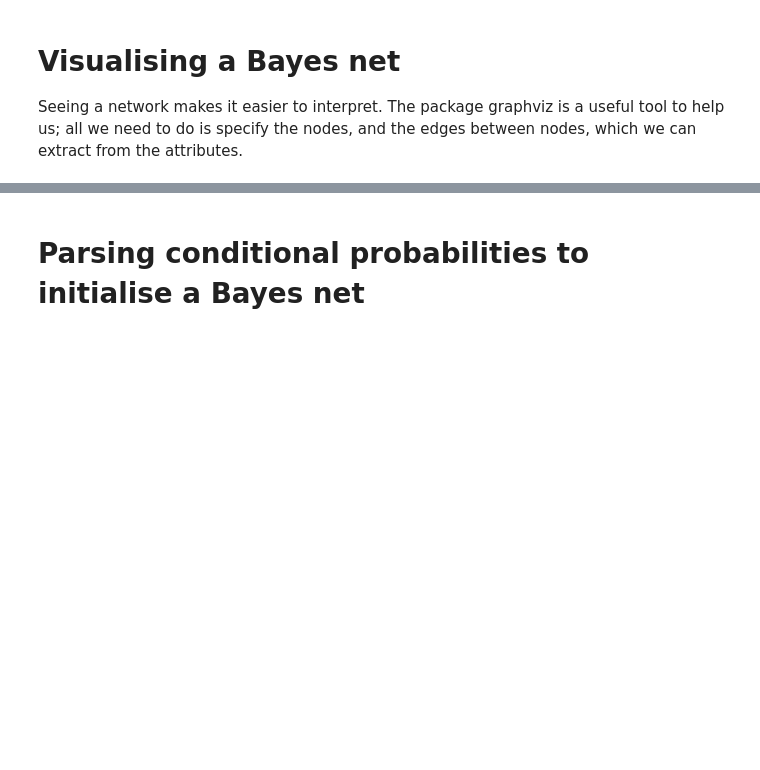
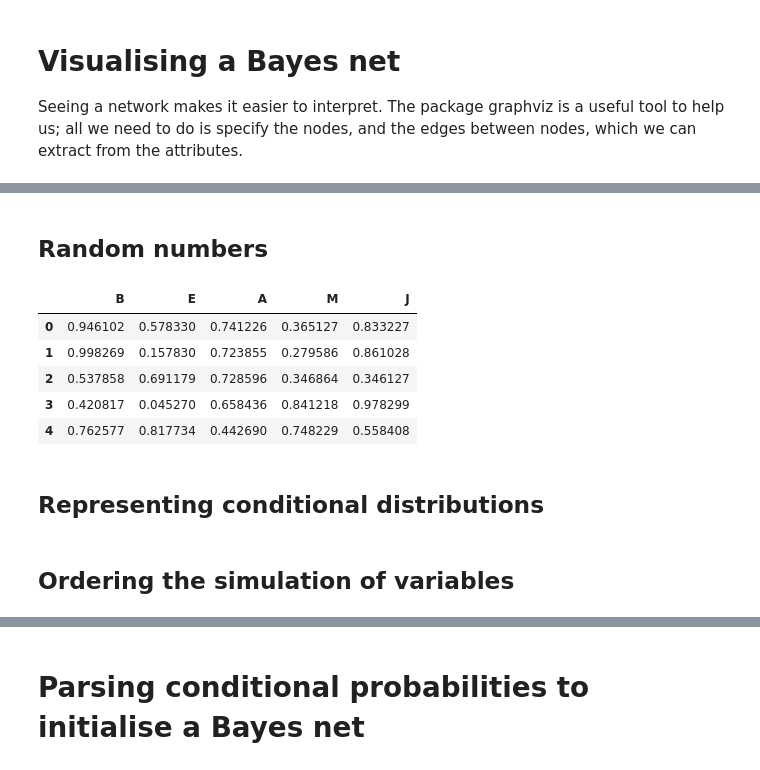
Before and after one commit to ludosil/BayesNet, a Jupyter notebook: notebooks/BayesNet.ipynb, the cells around one changed output, grey strips where cells are left out. Drawn from its saved outputs; the diff is of its cells as text; code cells hidden in the pictures; blank space fills up the shorter version.

Commit message:
update notebook to include simulation

```diff
--- a/notebooks/BayesNet.ipynb
+++ b/notebooks/BayesNet.ipynb
@@ -112,0 +143,18 @@ visualise_bn(bn=bayesnet_mars, use_full_names=True)
+# %% [markdown]
+## Random numbers
+# %%
+with open('../excel/fixed_random_numbers_100k.csv', 'r') as f:
+    random_numbers = pd.read_csv(f)
+N = random_numbers.shape[0]
+
+random_numbers = 1-random_numbers # to align Excel and ppf
+random_numbers.head()
+# %% [output]
+|  | B | E | A | M | J |
+| 0 | 0.946102 | 0.578330 | 0.741226 | 0.365127 | 0.833227 |
+| 1 | 0.998269 | 0.157830 | 0.723855 | 0.279586 | 0.861028 |
+| 2 | 0.537858 | 0.691179 | 0.728596 | 0.346864 | 0.346127 |
+| 3 | 0.420817 | 0.045270 | 0.658436 | 0.841218 | 0.978299 |
+| 4 | 0.762577 | 0.817734 | 0.442690 | 0.748229 | 0.558408 |
+# %% [markdown]
+## Representing conditional distributions
@@ -112,0 +204,2 @@ visualise_bn(bn=bayesnet_mars, use_full_names=True)
+# %% [markdown]
+## Ordering the simulation of variables
```
Also changed, not shown: parts of 28 cells of this notebook, 1 other file.
